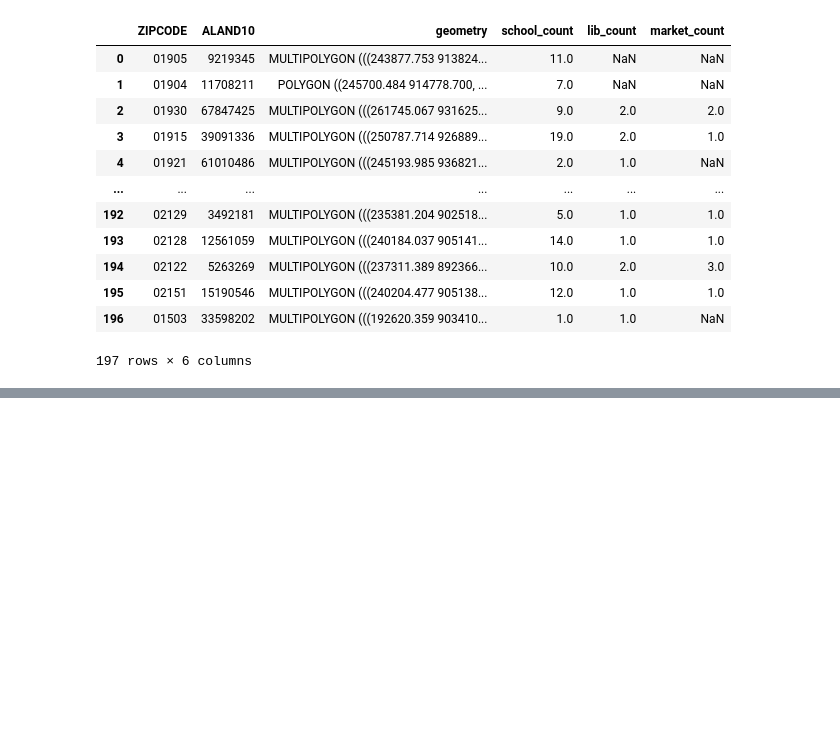
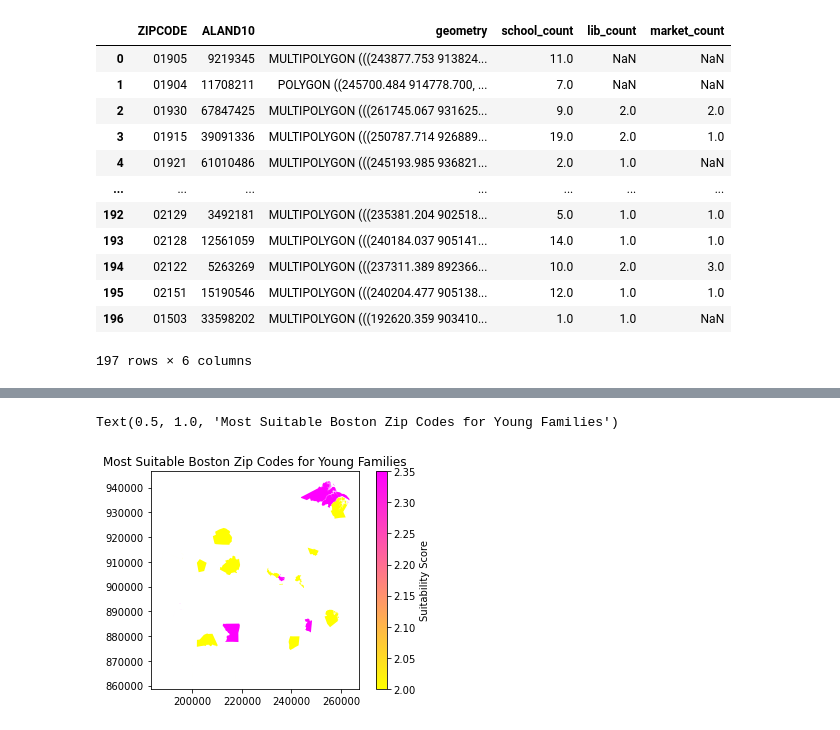
Before and after one commit to oreade01/UEP239_Final_Project, a Jupyter notebook: suitability.ipynb, the cells around one changed output, grey strips where cells are left out. Cells and saved outputs as stored; diff of their text form; code cells hidden in the pictures; blank space fills up the shorter version.

```diff
--- a/suitability.ipynb
+++ b/suitability.ipynb
@@ -374,0 +500,6 @@ TypeError: unsupported operand type(s) for +: 'AxesSubplot' and 'AxesSubplot'
+# %%
+boston_zipcodes['reclass_markets'] = np.NaN
+# %%
+boston_zipcodes.loc[boston_zipcodes.market_count <= boston_zipcodes.market_count.quantile(0.25), 'reclass_markets'] = 1
+boston_zipcodes.loc[boston_zipcodes.market_count <= boston_zipcodes.market_count.quantile(0.75), 'reclass_markets'] = 2
+boston_zipcodes.loc[boston_zipcodes.market_count > boston_zipcodes.market_count.quantile(1), 'reclass_markets'] = 3
@@ -374,0 +522,4 @@ TypeError: unsupported operand type(s) for +: 'AxesSubplot' and 'AxesSubplot'
+# %%
+zipcopy = boston_zipcodes.copy()
+# %%
+zipcopy['suitability'] = zipcopy.reclass_enroll * .35 + zipcopy.reclass_schools * .35 + zipcopy.reclass_libs * .25 + zipcopy.reclass_markets * .05
@@ -374,0 +542,5 @@ TypeError: unsupported operand type(s) for +: 'AxesSubplot' and 'AxesSubplot'
+# %%
+zipcopy.plot(legend=True,column='suitability', cmap = 'spring_r', legend_kwds={'label':'Suitability Score'}).set_title('Most Suitable Boston Zip Codes for Young Families')
+# %% [output]
+Text(0.5, 1.0, 'Most Suitable Boston Zip Codes for Young Families')
+[figure, added]
```
Also changed, not shown: parts of 32 cells of this notebook, 22 other files.
